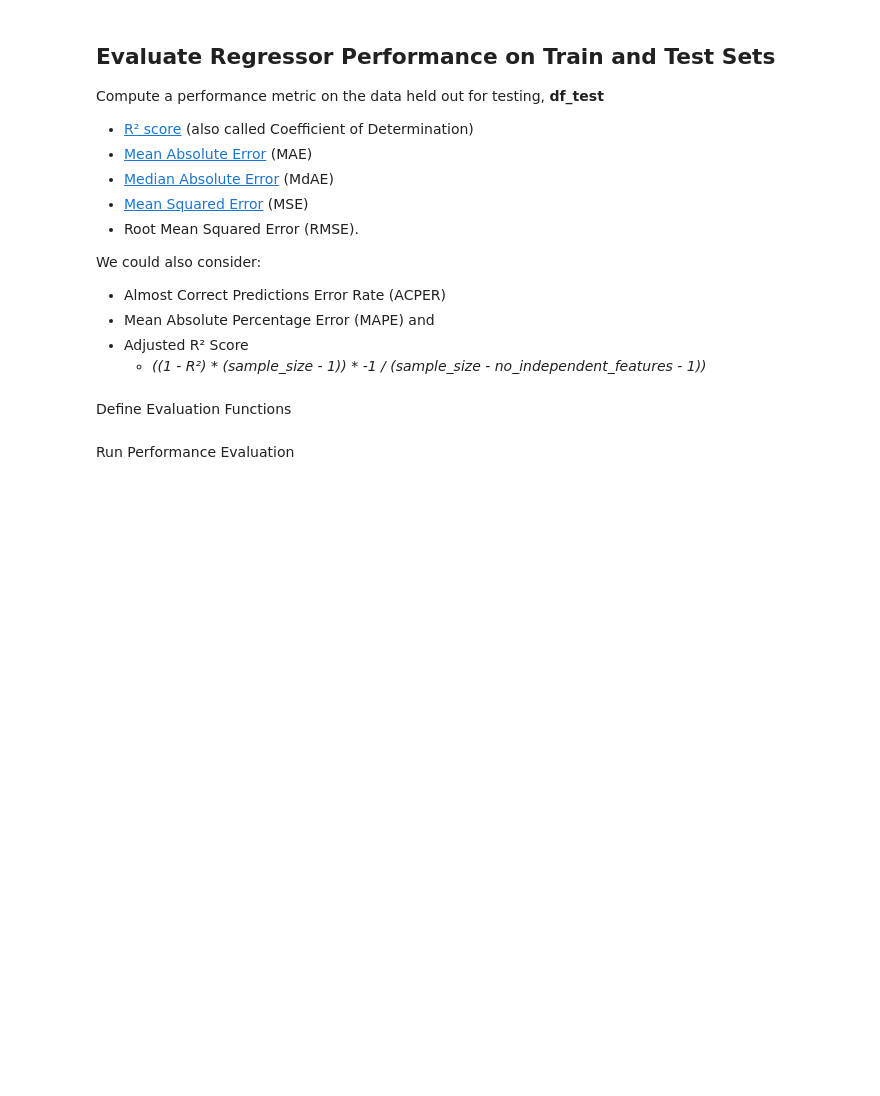
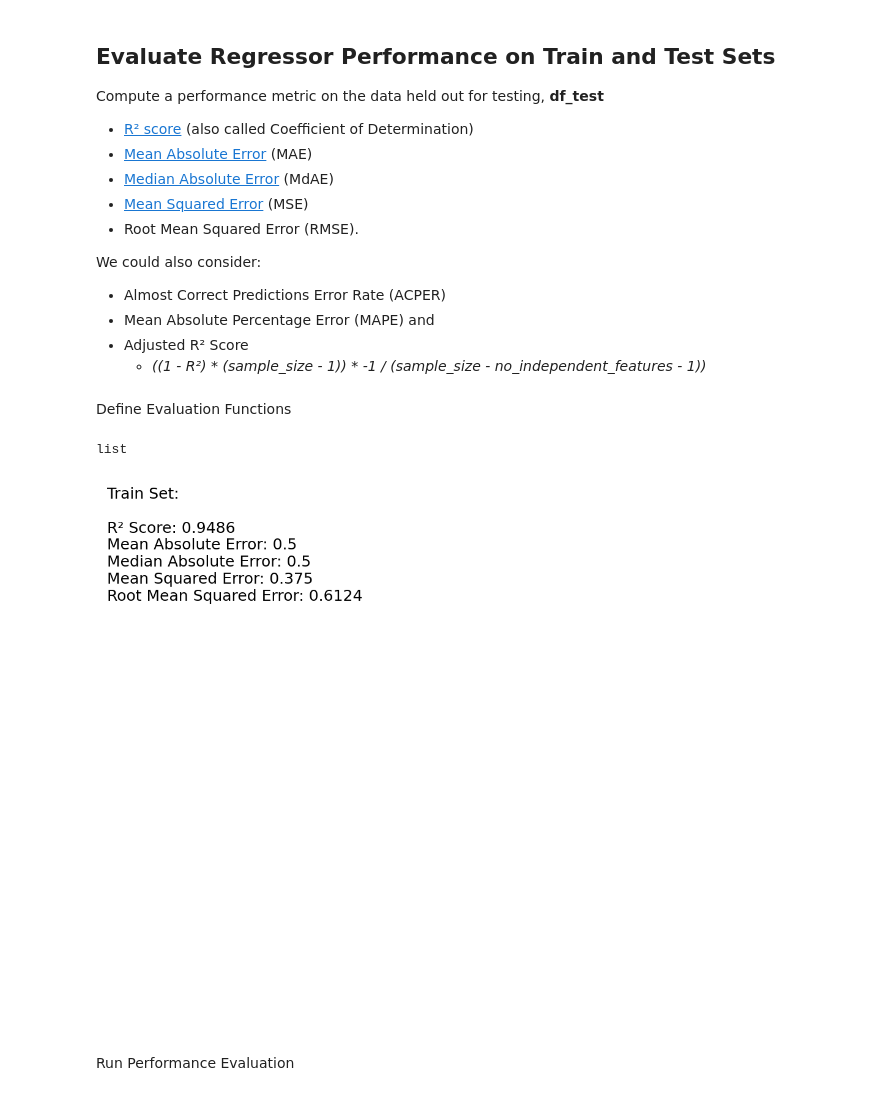
Before and after one commit to roeszler/filter-maintenance-predictor, a Jupyter notebook: jupyter_notebooks/05_RUL_Modeling and Evaluation.ipynb, the cells around one changed output. Drawn from its saved outputs; the diff is of its cells as text; code cells hidden in the pictures; blank space fills up the shorter version.

```diff
--- a/jupyter_notebooks/05_RUL_Modeling and Evaluation.ipynb
+++ b/jupyter_notebooks/05_RUL_Modeling and Evaluation.ipynb
@@ -591,3 +800,32 @@ df_reg_summary
+# %%
+from sklearn.metrics import (
+    r2_score, mean_squared_error, mean_absolute_error,
+    median_absolute_error
+    )
+from sklearn.metrics import r2_score
+import matplotlib.pyplot as plt
+import numpy as np
+import seaborn as sns
+%matplotlib inline
+
+plt.figure(dpi=180)
+
+y_true = [3, -0.5, 2, 7]
+y_pred = [2.5, 0.0, 2, 8]
+
+r2 = 'R² Score: ' + str(round(r2_score(y_true, y_pred),4)).replace("''",' ')
+mae = 'Mean Absolute Error: ' + str(round(mean_absolute_error(y_true, y_pred),4)).replace("''",' ')
+medae = 'Median Absolute Error: ' + str(round(median_absolute_error(y_true, y_pred),4)).replace("''",' ')
+mse = 'Mean Squared Error: ' + str(round(mean_squared_error(y_true, y_pred),4)).replace("''",' ')
+rmse = 'Root Mean Squared Error: ' + str(round(np.sqrt(mean_squared_error(y_true, y_pred)),4)).replace("''",' ')
+array = 'Train Set: \n\n' + r2 + ' \n' + mae + ' \n' + medae + ' \n' + mse + ' \n' + rmse + ' \n'
+plt.text(0,1,str(array))
+plt.axis('off')
+plt.savefig('array.png', bbox_inches='tight')
+type(y_true)
+# %% [output]
+list
+[figure, added]
 # %% [markdown]
 Run Performance Evaluation
 # %%
```
Also changed, not shown: parts of 84 cells of this notebook, 14 other files.
